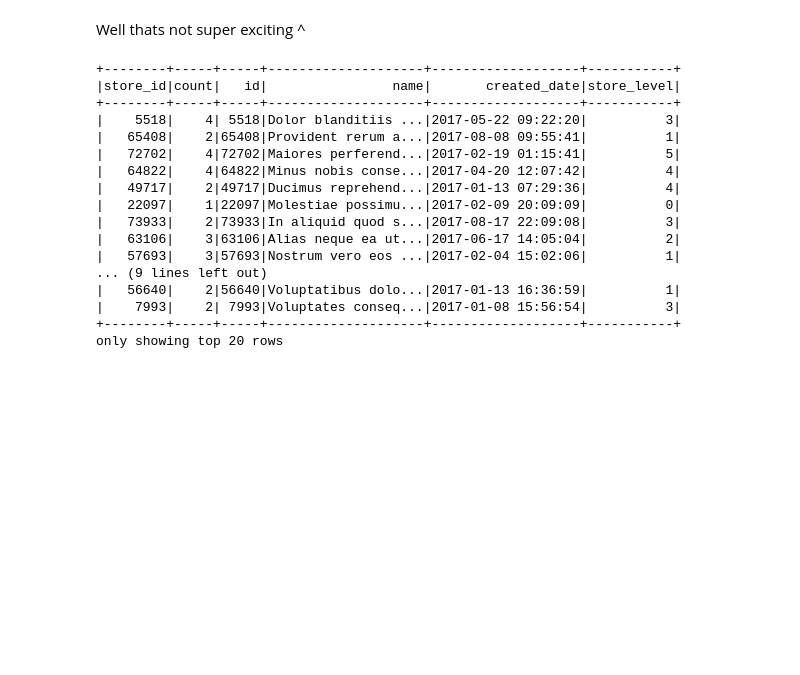
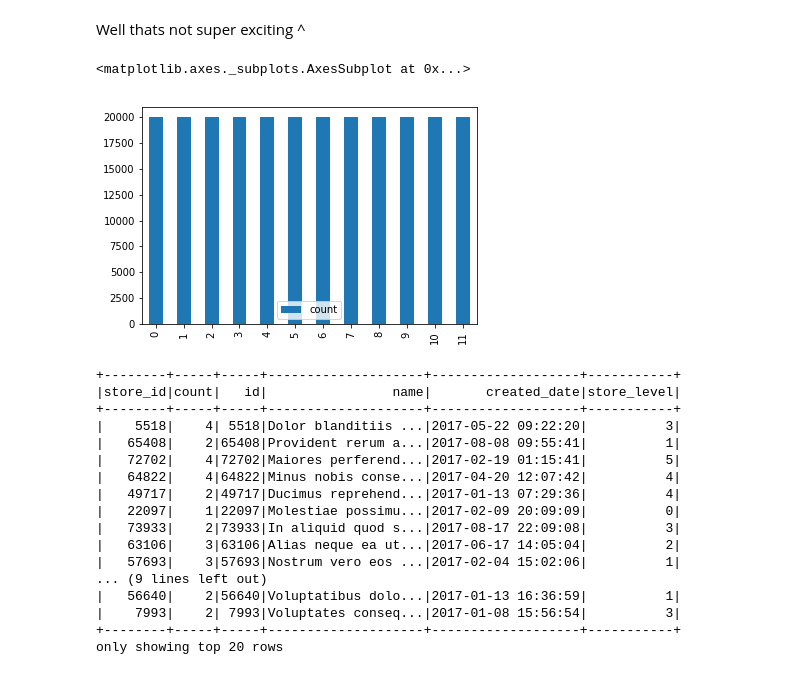
Before and after one commit to Benjar12/wm-cc-remastered, a Jupyter notebook: wm code challenge.ipynb, the cells around one changed output. Saved outputs shown, nothing was run; the diff lists cells and outputs as text; code cells hidden in the pictures; blank space fills up the shorter version.

```diff
--- a/wm code challenge.ipynb
+++ b/wm code challenge.ipynb
@@ -310,6 +310,12 @@ events.groupBy("event_type").count().toPandas()
 | 11 | store - viewed home page | 20000 |
 # %% [markdown]
 Well thats not super exciting ^
+# %%
+# Gonna quickly check what the distro looks like here
+events.groupBy("event_type").count().toPandas().head(50).plot(kind="bar")
+# %% [output]
+<matplotlib.axes._subplots.AxesSubplot at 0x...>
+[figure, added]
 # %%
 no_null_events = events.filter("store_id is not null")
 # %%
```
Also changed, not shown: parts of 1 cell of this notebook.
